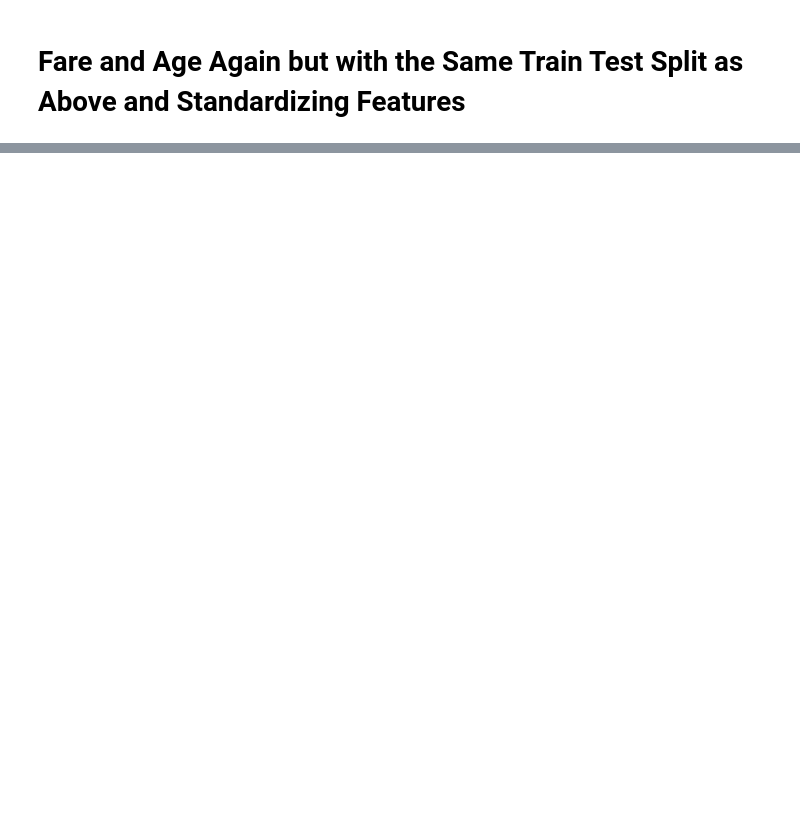
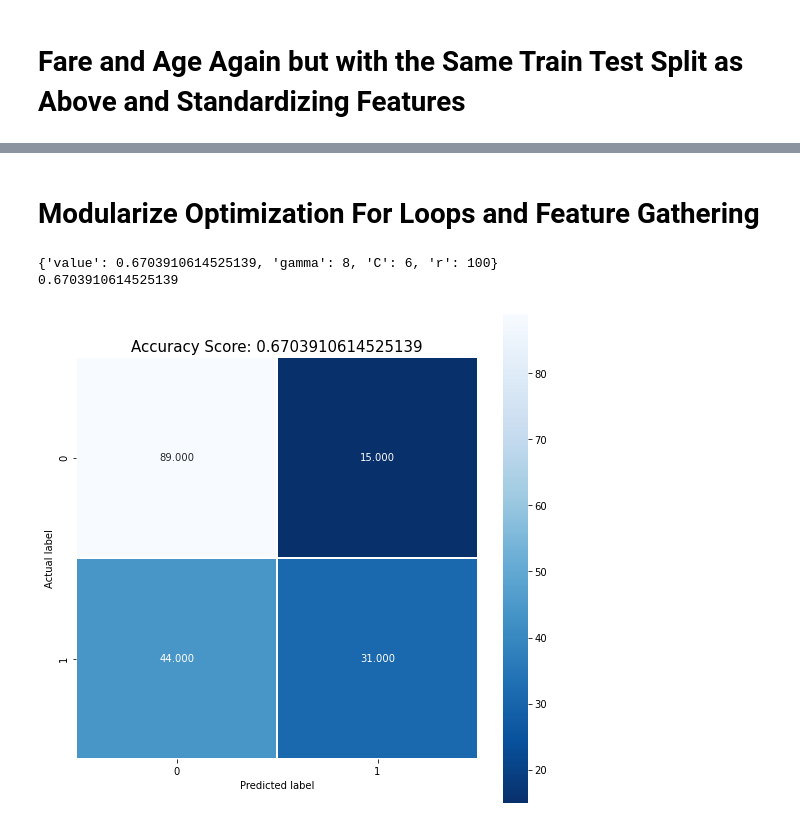
Before and after one commit to rmartino217/CodeAcademy-Build-a-Machine-Learning-Model-with-Python, a Jupyter notebook: SVM_Titanic2.ipynb, the cells around one changed output, grey strips where cells are left out. Cells and saved outputs as stored; diff of their text form; code cells hidden in the pictures; blank space fills up the shorter version.

```diff
--- a/SVM_Titanic2.ipynb
+++ b/SVM_Titanic2.ipynb
@@ -344,0 +354,13 @@ array([[0.59440806, 0.40559194],
+# %% [markdown]
+# Modularize Optimization For Loops and Feature Gathering
+# %%
+# Update sex column to numerical
+passengers['Sex'] = np.where(passengers['Sex'] == 'female', 1, 0)
+# Fill the nan values in the age column
+passengers['Age'] = passengers['Age'].fillna(passengers['Age'].mean())
+# Create a first class column
+passengers['FirstClass'] = np.where(passengers['Pclass'] == 1, 1, 0)
+# Create a second class column
+passengers['SecondClass'] = np.where(passengers['Pclass'] == 1, 1, 0)
+
+passengers = passengers.dropna(subset = ['Sex', 'Age', 'FirstClass', 'SecondClass', 'Survived'])
@@ -344,0 +434,6 @@ array([[0.59440806, 0.40559194],
+# %%
+optimize(passengers[['Fare','Age']])
+# %% [output]
+{'value': 0.6703910614525139, 'gamma': 8, 'C': 6, 'r': 100}
+0.6703910614525139
+[figure, added]
```
Also changed, not shown: parts of 12 cells of this notebook.
